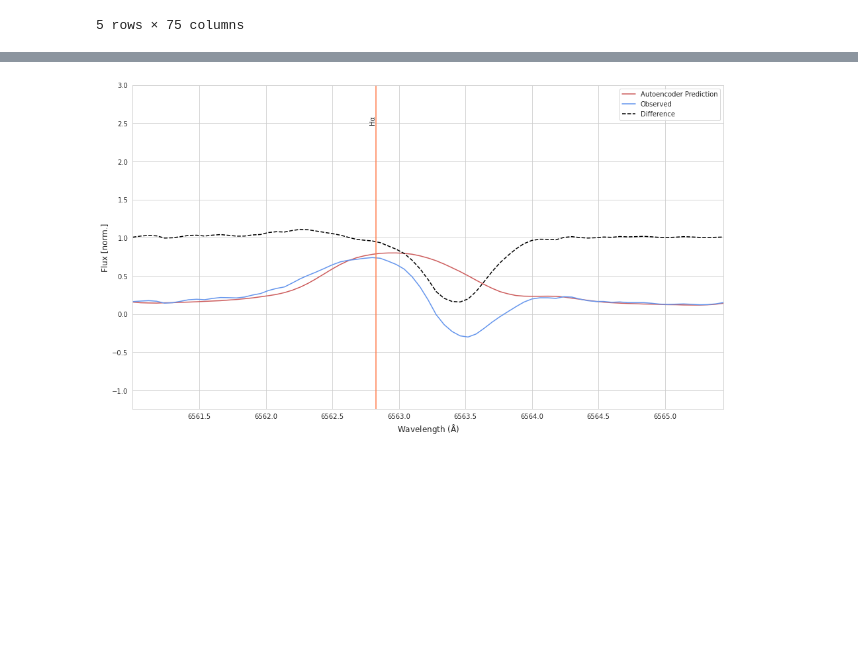
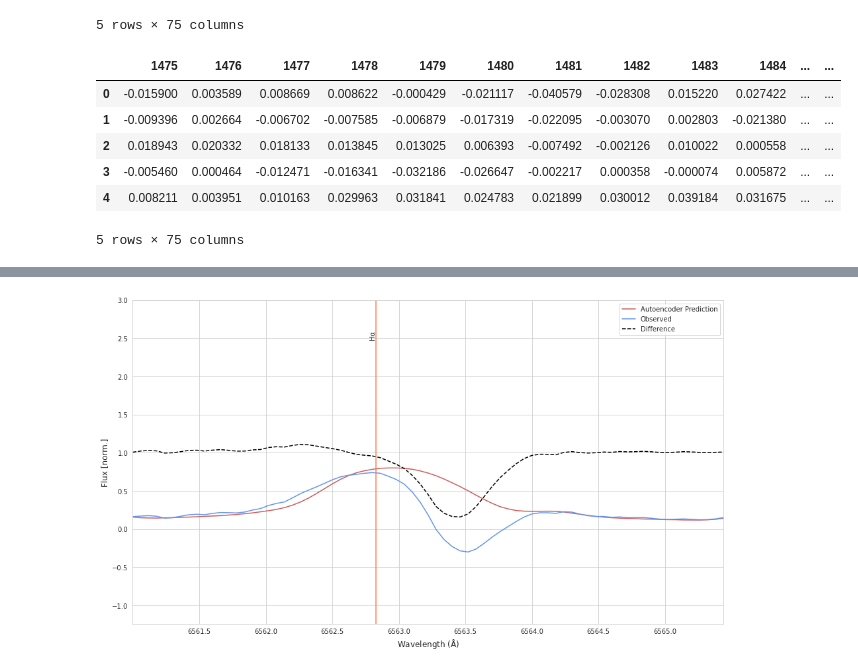
Before and after one commit to PravNJ/galah-test-nut, a Jupyter notebook: ew_investigation_plots.ipynb, the cells around one changed output, grey strips where cells are left out. Drawn from its saved outputs; the diff is of its cells as text; code cells hidden in the pictures; blank space fills up the shorter version.

```diff
--- a/ew_investigation_plots.ipynb
+++ b/ew_investigation_plots.ipynb
@@ -34,3 +44,13 @@ predicted_masked.head()
 5 rows × 75 columns
 # %%
 difference = original_masked - predicted_masked
+# %%
+difference.head()
+# %% [output]
+|  | 1475 | 1476 | 1477 | 1478 | 1479 | 1480 | 1481 | 1482 | 1483 | 1484 | ... | ... |
+| 0 | -0.015900 | 0.003589 | 0.008669 | 0.008622 | -0.000429 | -0.021117 | -0.040579 | -0.028308 | 0.015220 | 0.027422 | ... | ... |
+| 1 | -0.009396 | 0.002664 | -0.006702 | -0.007585 | -0.006879 | -0.017319 | -0.022095 | -0.003070 | 0.002803 | -0.021380 | ... | ... |
+| 2 | 0.018943 | 0.020332 | 0.018133 | 0.013845 | 0.013025 | 0.006393 | -0.007492 | -0.002126 | 0.010022 | 0.000558 | ... | ... |
+| 3 | -0.005460 | 0.000464 | -0.012471 | -0.016341 | -0.032186 | -0.026647 | -0.002217 | 0.000358 | -0.000074 | 0.005872 | ... | ... |
+| 4 | 0.008211 | 0.003951 | 0.010163 | 0.029963 | 0.031841 | 0.024783 | 0.021899 | 0.030012 | 0.039184 | 0.031675 | ... | ... |
+5 rows × 75 columns
```
Also changed, not shown: parts of 36 cells of this notebook.
